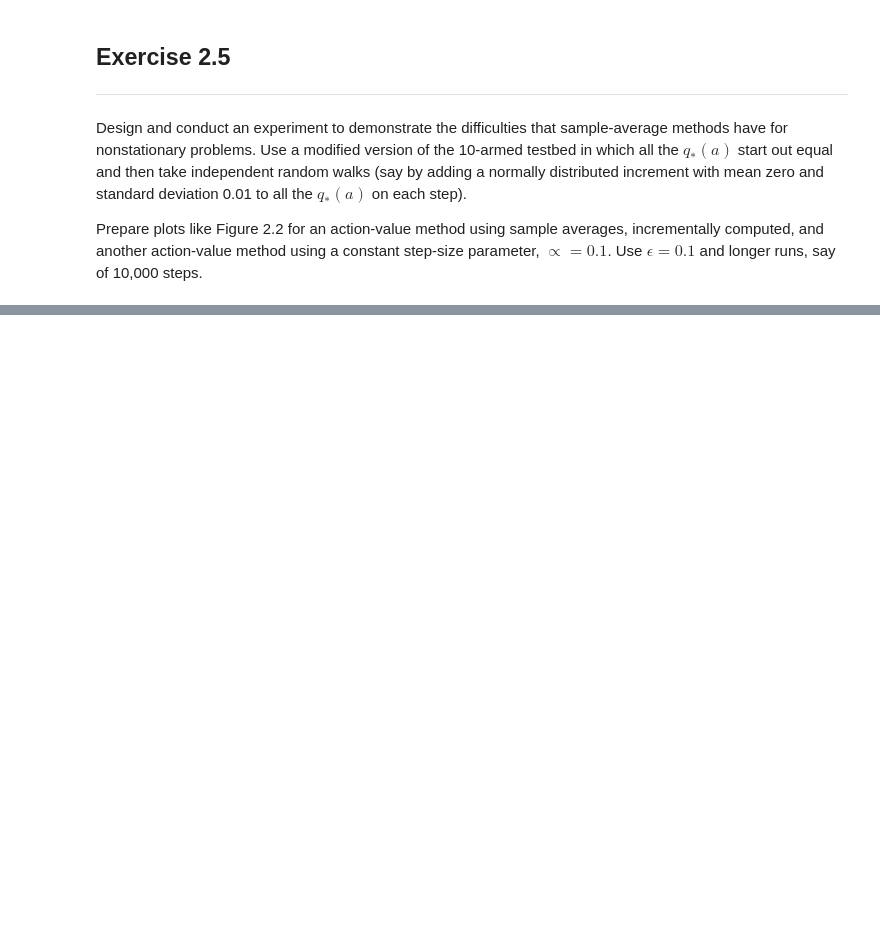
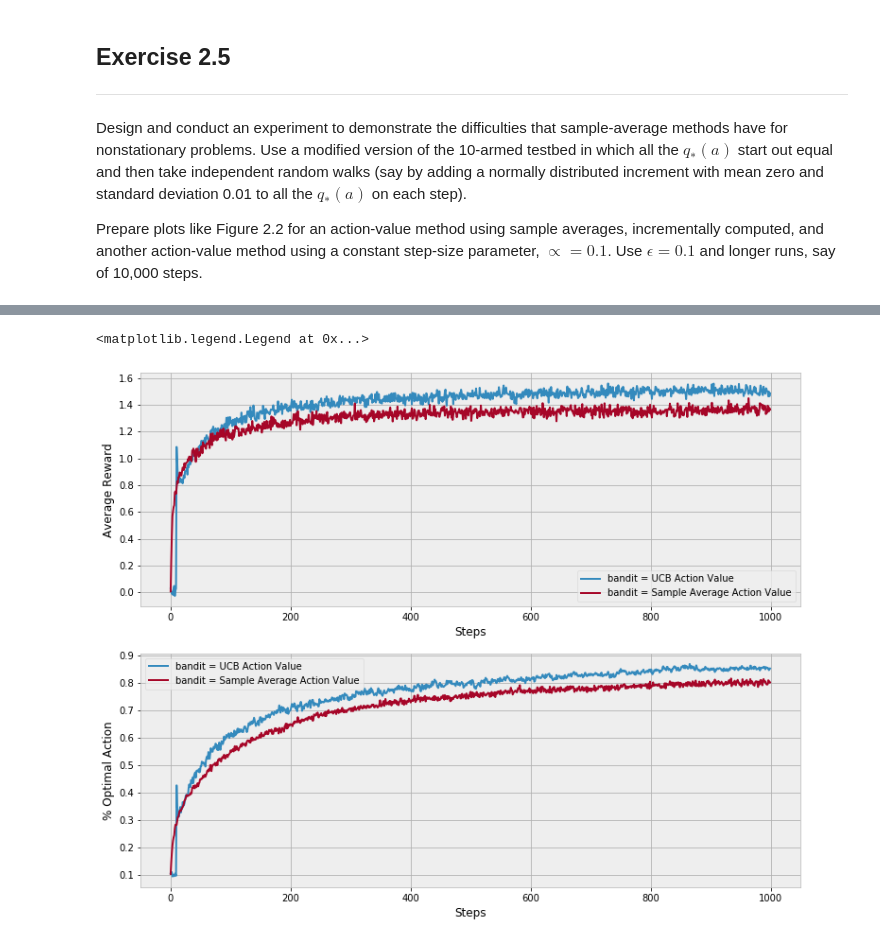
Before and after one commit to kerns-ai-lab/ReinforcementLearning2E, a Jupyter notebook: ch2/K-Armed_Bandits.ipynb, the cells around one changed output, grey strips where cells are left out. Cells and saved outputs as stored; diff of their text form; code cells hidden in the pictures; blank space fills up the shorter version.

```diff
--- a/ch2/K-Armed_Bandits.ipynb
+++ b/ch2/K-Armed_Bandits.ipynb
@@ -268,0 +325,24 @@ plt.legend()
+# %%
+class UCBActionValue(SampleAverageActionValue):
+
+    def __init__(self, bandit, c):
+        super().__init__(bandit)
+        self.name = "UCB Action Value"
+        self.c = c
+
+
+    def act(self):
+        #if np.random.rand() < self.epsilon:
+        #    return np.random.choice(self.indices)
+
+        # Add small number .0001 to prevent empty action count
+        ucb_est = self.bandit.q_estimation + self.c * np.sqrt(np.log(self.bandit.time + 1)/(self.bandit.action_count + 1e-5))
+        q_best = np.max(ucb_est)
+        return np.random.choice(np.where(ucb_est == q_best)[0])
+# %%
+runs = 2000
+time = 1000
+bandits = [ UCBActionValue(Bandit(), 2),
+            SampleAverageActionValue(Bandit(epsilon=0.1))
+          ]
+best_action_counts, rewards = simulate(runs, time, bandits)
@@ -268,0 +352,19 @@ plt.legend()
+# %%
+plt.figure(figsize=(12.5, 10))
+
+plt.subplot(2, 1, 1)
+for bandit, rewards in zip(bandits, rewards):
+    plt.plot(rewards, label='bandit = %s' % (bandit.name))
+plt.xlabel('Steps')
+plt.ylabel('Average Reward')
+plt.legend()
+
+plt.subplot(2, 1, 2)
+for bandit, counts in zip(bandits, best_action_counts):
+    plt.plot(counts, label='bandit = %s' % (bandit.name))
+plt.xlabel('Steps')
+plt.ylabel('% Optimal Action')
+plt.legend()
+# %% [output]
+<matplotlib.legend.Legend at 0x...>
+[figure, added]
```
Also changed, not shown: parts of 13 cells of this notebook.
